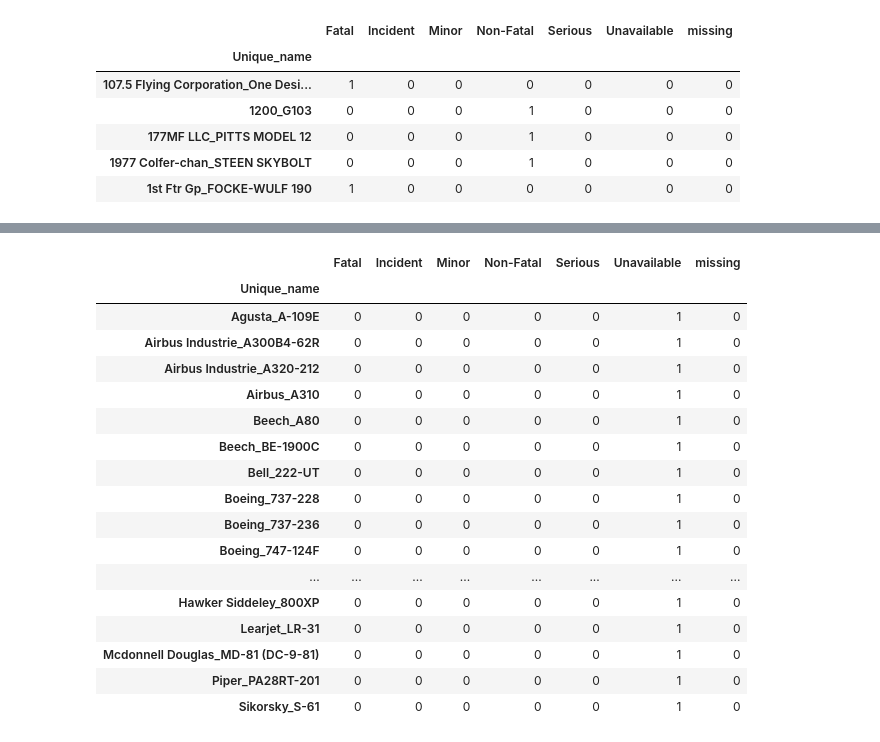
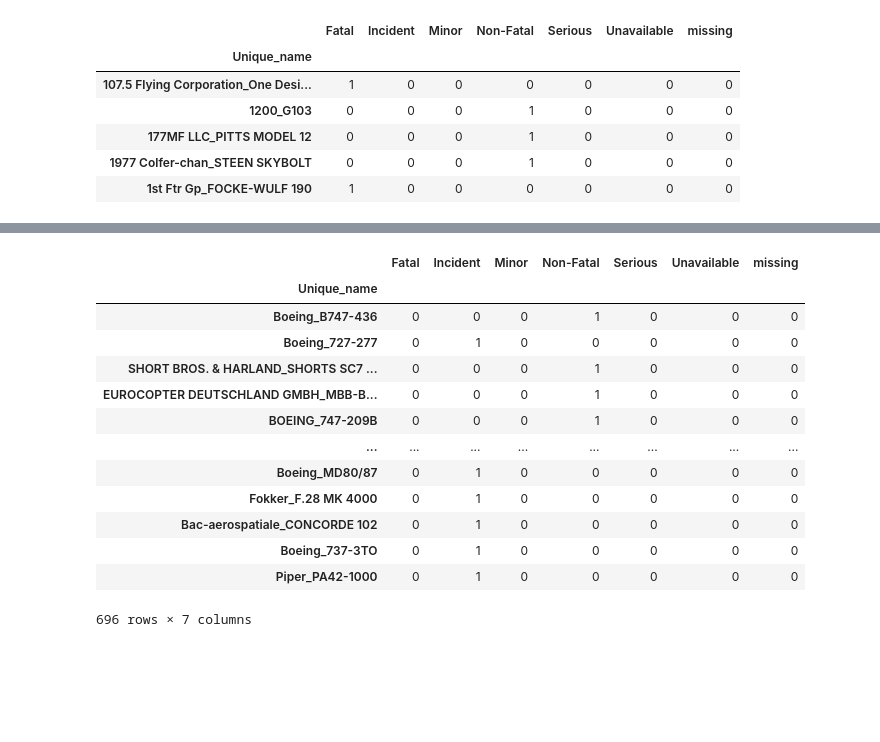
Before and after one commit to Kezia-Neema/Aircraft_recommendation, a Jupyter notebook: index.ipynb, the cells around one changed output, grey strips where cells are left out. Saved outputs shown, nothing was run; the diff lists cells and outputs as text; code cells hidden in the pictures; blank space fills up the shorter version.

```diff
--- a/index.ipynb
+++ b/index.ipynb
@@ -365,22 +336,19 @@ no_injuries_df = severity_count_df[(severity_count_df[injury_columns] == 0).sum(
-# %%
-# filter to check if the injuries column is missing or there were no injuries
-no_injuries_df[no_injuries_df['missing'] == 0]
-# %% [output]
-|  | Fatal | Incident | Minor | Non-Fatal | Serious | Unavailable | missing |
-| Unique_name |  |  |  |  |  |  |  |
-| Agusta_A-109E | 0 | 0 | 0 | 0 | 0 | 1 | 0 |
-| Airbus Industrie_A300B4-62R | 0 | 0 | 0 | 0 | 0 | 1 | 0 |
-| Airbus Industrie_A320-212 | 0 | 0 | 0 | 0 | 0 | 1 | 0 |
-| Airbus_A310 | 0 | 0 | 0 | 0 | 0 | 1 | 0 |
-| Beech_A80 | 0 | 0 | 0 | 0 | 0 | 1 | 0 |
-| Beech_BE-1900C | 0 | 0 | 0 | 0 | 0 | 1 | 0 |
-| Bell_222-UT | 0 | 0 | 0 | 0 | 0 | 1 | 0 |
-| Boeing_737-228 | 0 | 0 | 0 | 0 | 0 | 1 | 0 |
-| Boeing_737-236 | 0 | 0 | 0 | 0 | 0 | 1 | 0 |
-| Boeing_747-124F | 0 | 0 | 0 | 0 | 0 | 1 | 0 |
-| ... | ... | ... | ... | ... | ... | ... | ... |
-| Hawker Siddeley_800XP | 0 | 0 | 0 | 0 | 0 | 1 | 0 |
-| Learjet_LR-31 | 0 | 0 | 0 | 0 | 0 | 1 | 0 |
-| Mcdonnell Douglas_MD-81 (DC-9-81) | 0 | 0 | 0 | 0 | 0 | 1 | 0 |
-| Piper_PA28RT-201 | 0 | 0 | 0 | 0 | 0 | 1 | 0 |
-| Sikorsky_S-61 | 0 | 0 | 0 | 0 | 0 | 1 | 0 |
+# %%
+# only pick indexes from the previously filtered df with least accidents
+check_severity_df = severity_count_df.loc[lowest_accidents_incidents.index, :]
+check_severity_df
+# %% [output]
+|  | Fatal | Incident | Minor | Non-Fatal | Serious | Unavailable | missing |
+| Unique_name |  |  |  |  |  |  |  |
+| Boeing_B747-436 | 0 | 0 | 0 | 1 | 0 | 0 | 0 |
+| Boeing_727-277 | 0 | 1 | 0 | 0 | 0 | 0 | 0 |
+| SHORT BROS. & HARLAND_SHORTS SC7 ... | 0 | 0 | 0 | 1 | 0 | 0 | 0 |
+| EUROCOPTER DEUTSCHLAND GMBH_MBB-B... | 0 | 0 | 0 | 1 | 0 | 0 | 0 |
+| BOEING_747-209B | 0 | 0 | 0 | 1 | 0 | 0 | 0 |
+| ... | ... | ... | ... | ... | ... | ... | ... |
+| Boeing_MD80/87 | 0 | 1 | 0 | 0 | 0 | 0 | 0 |
+| Fokker_F.28 MK 4000 | 0 | 1 | 0 | 0 | 0 | 0 | 0 |
+| Bac-aerospatiale_CONCORDE 102 | 0 | 1 | 0 | 0 | 0 | 0 | 0 |
+| Boeing_737-3TO | 0 | 1 | 0 | 0 | 0 | 0 | 0 |
+| Piper_PA42-1000 | 0 | 1 | 0 | 0 | 0 | 0 | 0 |
+696 rows × 7 columns
```
Also changed, not shown: parts of 5 cells of this notebook.
